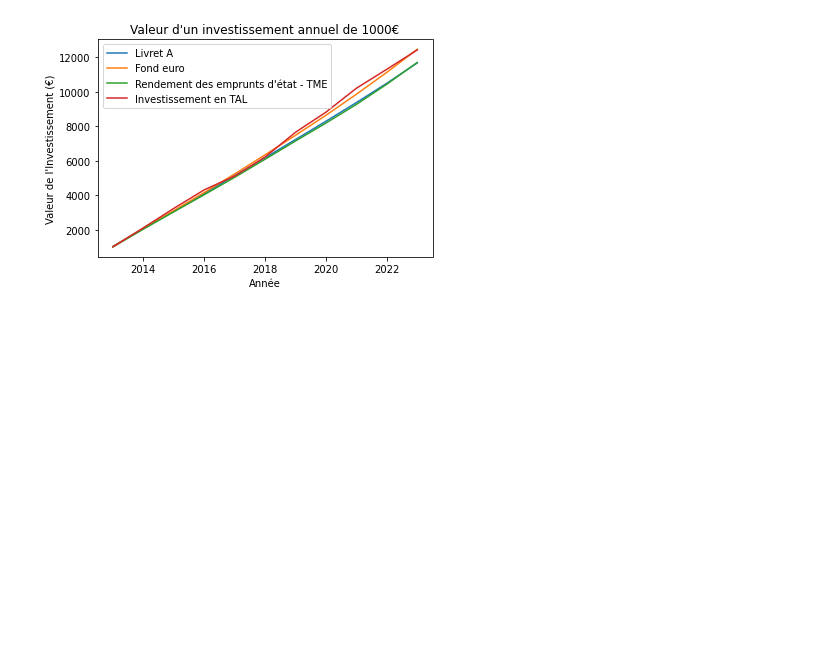
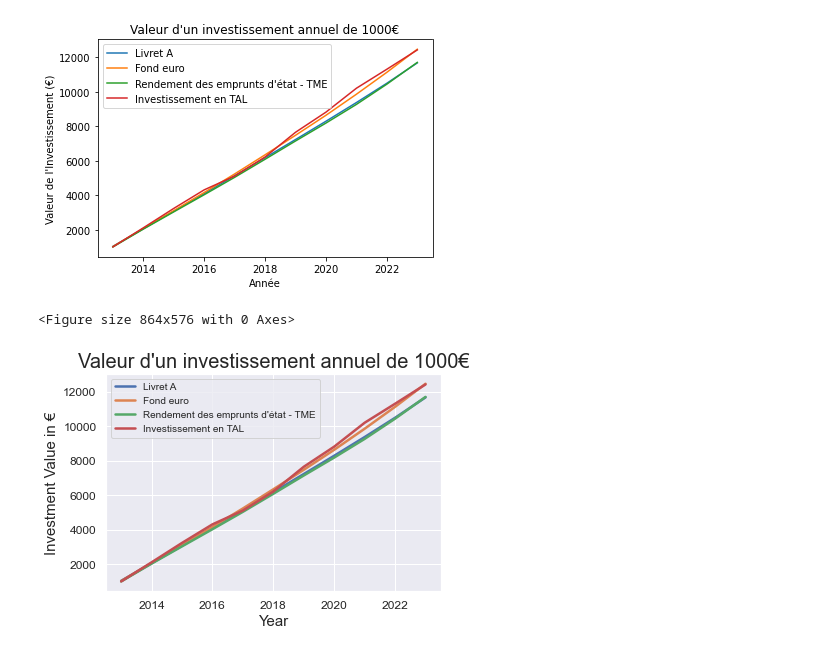
Before and after one commit to theomdvn/Analyse_AV_TAL, a Jupyter notebook: Analyse_AV.ipynb, the cells around one changed output. Saved outputs shown, nothing was run; the diff lists cells and outputs as text; code cells hidden in the pictures; blank space fills up the shorter version.

Commit message:
Adding sns plot

```diff
--- a/Analyse_AV.ipynb
+++ b/Analyse_AV.ipynb
@@ -316,3 +316,27 @@ plt.show()
 2022           11314.139493
 2023           12434.371540
 [figure]
+# %%
+import seaborn as sns
+
+# Setting a theme for the plot
+sns.set_theme()
+
+# Creating a line plot
+plt.figure(figsize=(12,8))  # Set the figure size
+investment_df.plot(kind='line', linewidth=2.5)
+
+# Customizing the plot
+plt.title("Valeur d'un investissement annuel de 1000€", fontsize=20)  # Set the title and font size
+plt.ylabel('Investment Value in €', fontsize=15)  # Set y-axis label and font size
+plt.xlabel('Year', fontsize=15)  # Set x-axis label and font size
+plt.xticks(fontsize=12)  # Set x-axis tick font size
+plt.yticks(fontsize=12)  # Set y-axis tick font size
+plt.legend(fontsize=10)  # Set legend font size
+plt.grid(True)  # Add a grid
+
+# Displaying the plot
+plt.show()
+# %% [output]
+<Figure size 864x576 with 0 Axes>
+[figure, added]
```
